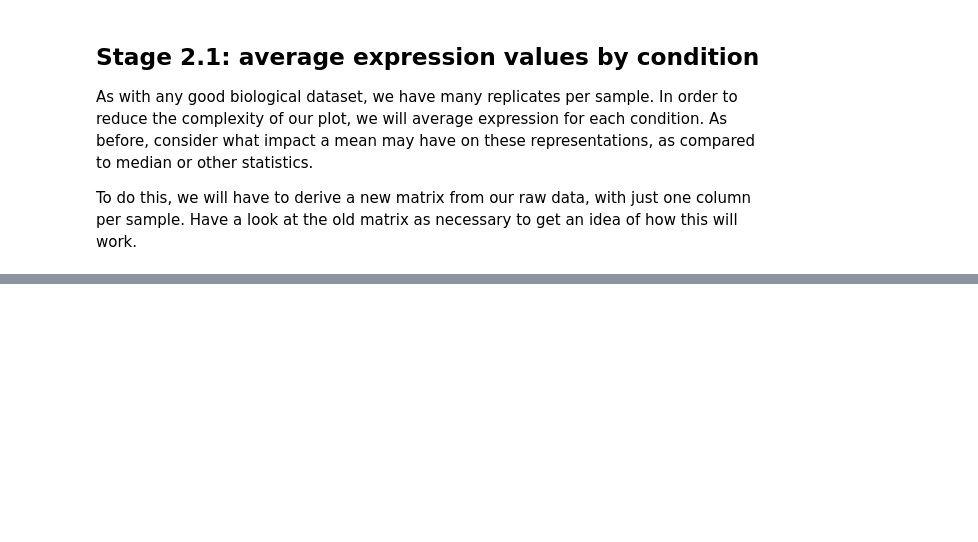
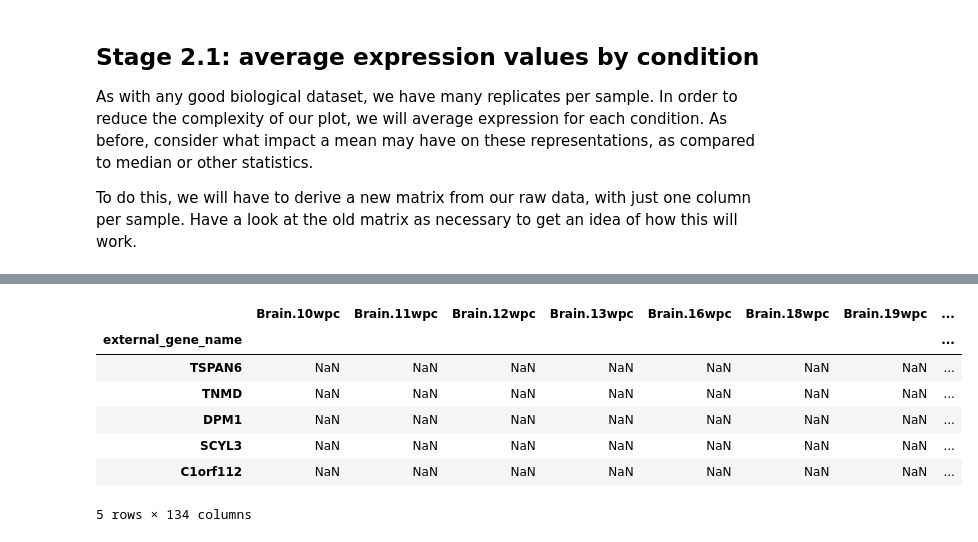
Before and after one commit to morimotolab/systems_class, a Jupyter notebook: 03_optional_visualization_exercises.ipynb, the cells around one changed output, grey strips where cells are left out. Drawn from its saved outputs; the diff is of its cells as text; code cells hidden in the pictures; blank space fills up the shorter version.

```diff
--- a/03_optional_visualization_exercises.ipynb
+++ b/03_optional_visualization_exercises.ipynb
@@ -210,0 +230,13 @@ TypeError: Index does not support mutable operations
+# %%
+#now create an empty data frame that we will fill with mean values
+mean_counts = pd.DataFrame(columns = mean_cols, index = counts.index)
+mean_counts.head()
+# %% [output]
+|  | Brain.10wpc | Brain.11wpc | Brain.12wpc | Brain.13wpc | Brain.16wpc | Brain.18wpc | Brain.19wpc | ... |
+| external_gene_name |  |  |  |  |  |  |  | ... |
+| TSPAN6 | NaN | NaN | NaN | NaN | NaN | NaN | NaN | ... |
+| TNMD | NaN | NaN | NaN | NaN | NaN | NaN | NaN | ... |
+| DPM1 | NaN | NaN | NaN | NaN | NaN | NaN | NaN | ... |
+| SCYL3 | NaN | NaN | NaN | NaN | NaN | NaN | NaN | ... |
+| C1orf112 | NaN | NaN | NaN | NaN | NaN | NaN | NaN | ... |
+5 rows × 134 columns
```
Also changed, not shown: parts of 13 cells of this notebook.
